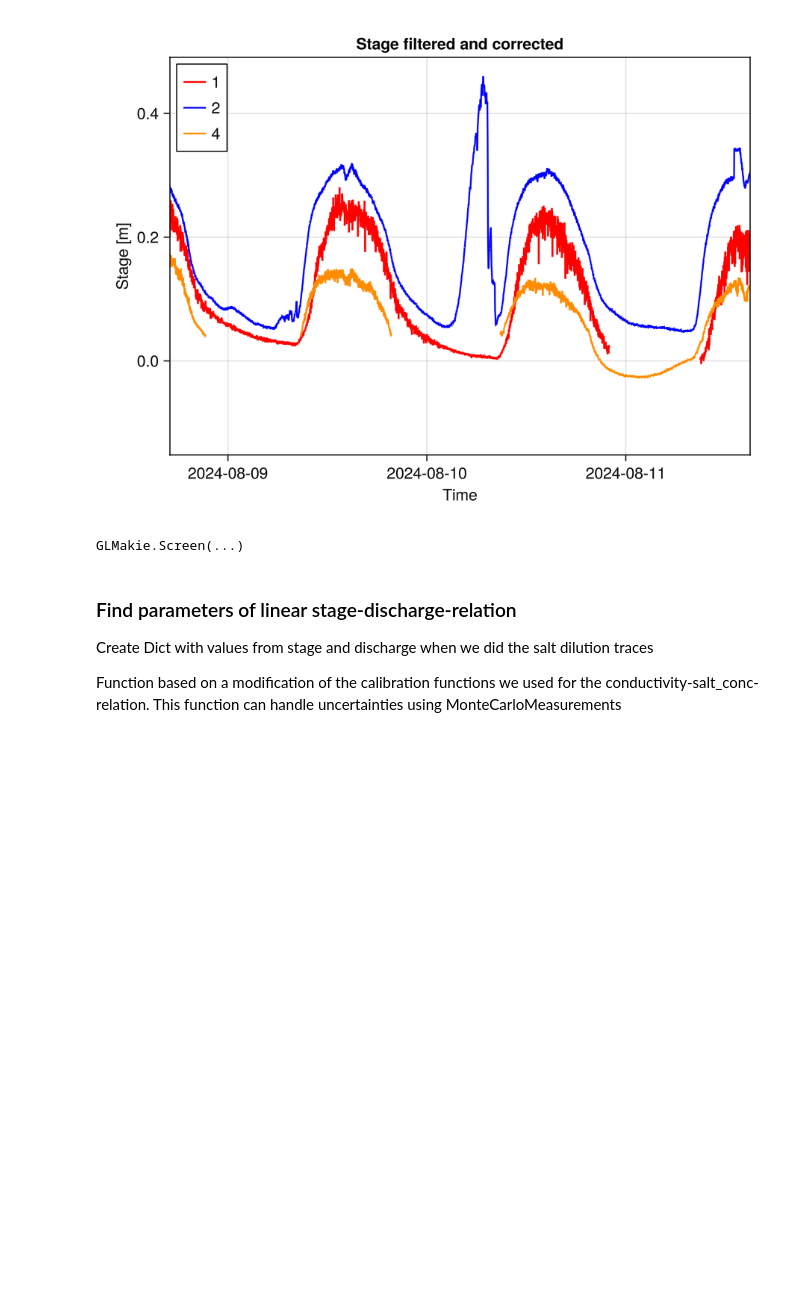
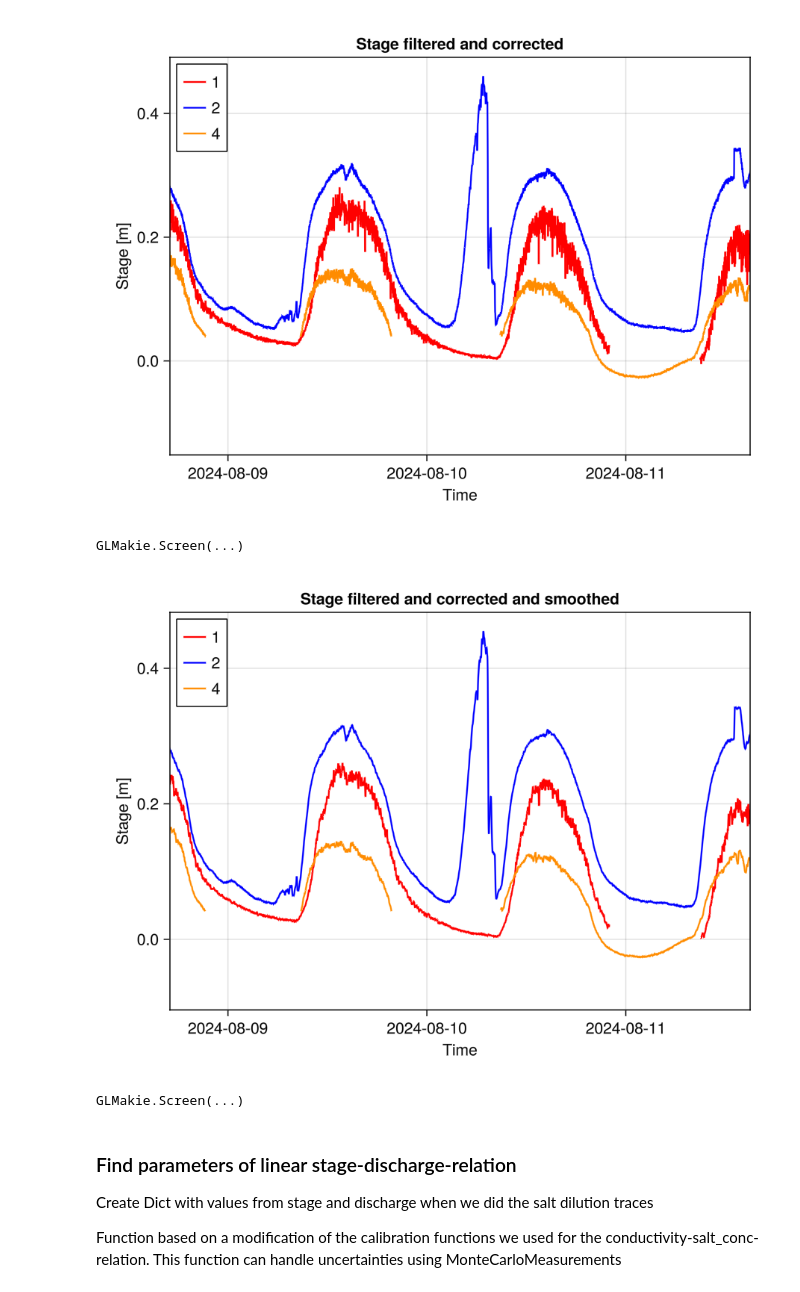
Before and after one commit to cherold01/SupraglacialStreamsAletsch, a Jupyter notebook: notebooks/5_further_work-uncertainties.ipynb, the cells around one changed output. Saved outputs shown, nothing was run; the diff lists cells and outputs as text; code cells hidden in the pictures; blank space fills up the shorter version.

```diff
--- a/notebooks/5_further_work-uncertainties.ipynb
+++ b/notebooks/5_further_work-uncertainties.ipynb
@@ -230,6 +230,30 @@ display(fig)
 # %% [output]
 [figure]
 GLMakie.Screen(...)
+# %%
+#plot smoothed stage
+
+function moving_average(y, window_size = 5)
+    return [mean(y[max(1, i-window_size+1):i]) for i in 1:length(y)]
+end
+
+Makie.inline!(true)
+using Dates
+fig = Figure()
+ax = Axis(fig[1,1], title = "Stage filtered and corrected and smoothed", xlabel = "Time", ylabel = "Stage [m]")
+colors = [:red, :blue, :green, :darkorange, :pink]
+lines!(ax, sq1[:t], moving_average(sq1[:s]), label = "1", color = colors[1])
+lines!(ax, sq2[:t], moving_average(sq2[:s]), label = "2", color = colors[2])
+lines!(ax, sq4[:t], moving_average(sq4[:s]), label = "4", color = colors[4])
+
+xlims!(ax, xmin, xmax)
+#ylims!(ax, 9.5, 10)
+
+axislegend(ax, position = :lt)
+display(fig)
+# %% [output]
+[figure, added]
+GLMakie.Screen(...)
 # %% [markdown]
 ### Find parameters of linear stage-discharge-relation
 Create Dict with values from stage and discharge when we did the salt dilution traces
```
Also changed, not shown: parts of 12 cells of this notebook, 2 other files.
